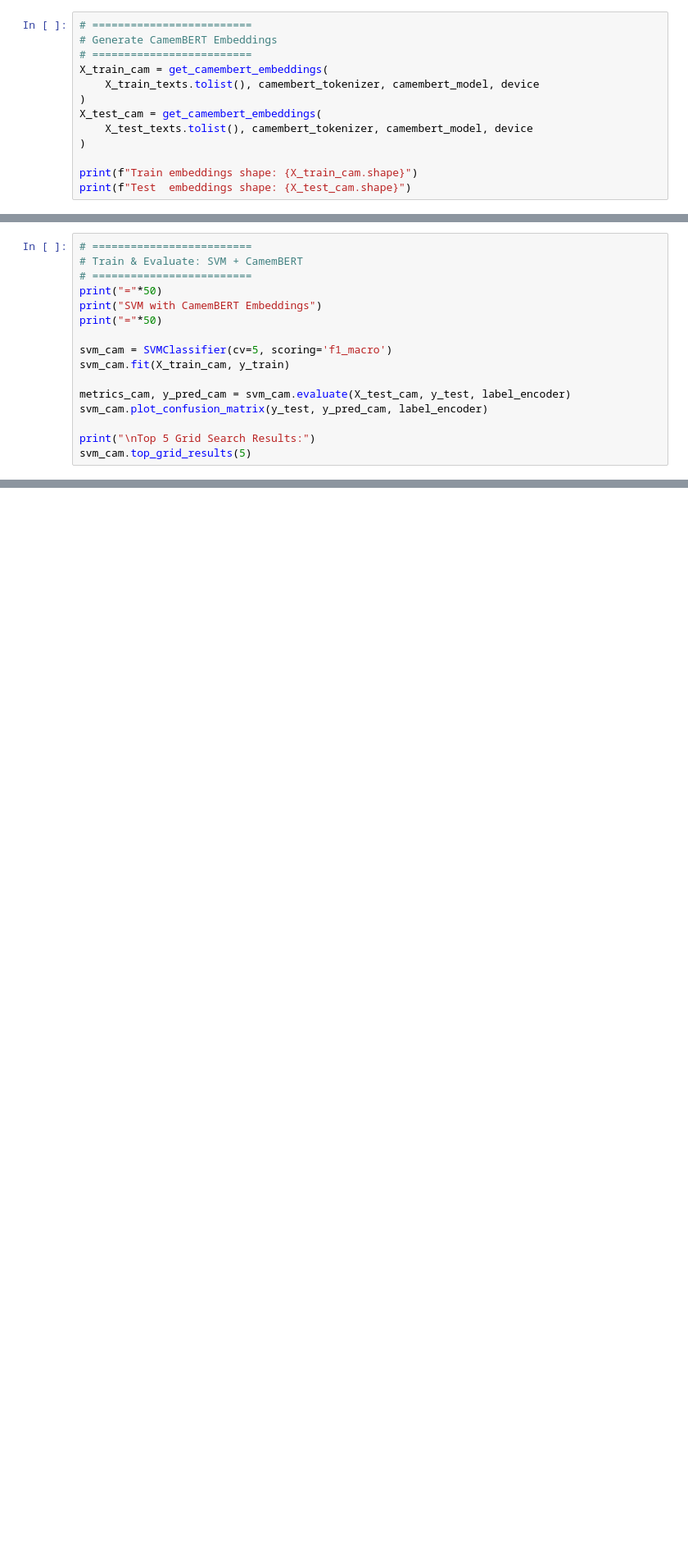
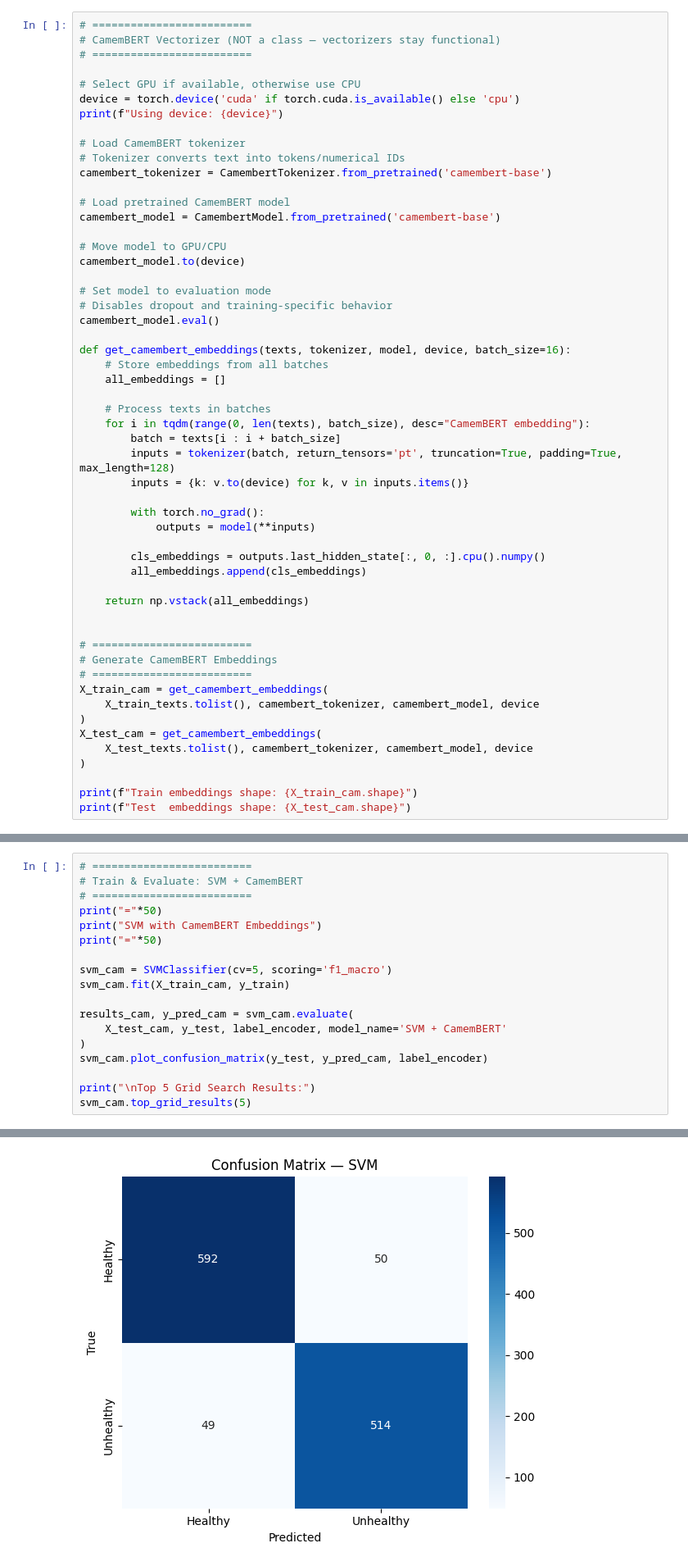
Before and after one commit to juliettedaher/Mental_health_detection_system, a Jupyter notebook: Code/MODELS/SVM.ipynb, the cells around one changed output, grey strips where cells are left out. Shown at 82% size. Saved outputs shown, nothing was run; the diff lists cells and outputs as text; blank space fills up the shorter version.

Commit message:
updated SVM model

```diff
--- a/Code/MODELS/SVM.ipynb
+++ b/Code/MODELS/SVM.ipynb
@@ -133,4 +227,45 @@ def get_camembert_embeddings(texts, tokenizer, model, device, batch_size=16):
 # %%
+# =========================
+# CamemBERT Vectorizer (NOT a class — vectorizers stay functional)
+# =========================
+
+# Select GPU if available, otherwise use CPU
+device = torch.device('cuda' if torch.cuda.is_available() else 'cpu')
+print(f"Using device: {device}")
+
+# Load CamemBERT tokenizer
+# Tokenizer converts text into tokens/numerical IDs
+camembert_tokenizer = CamembertTokenizer.from_pretrained('camembert-base')
+
+# Load pretrained CamemBERT model
+camembert_model = CamembertModel.from_pretrained('camembert-base')
+
+# Move model to GPU/CPU
+camembert_model.to(device)
+
+# Set model to evaluation mode
+# Disables dropout and training-specific behavior
+camembert_model.eval()
+
+def get_camembert_embeddings(texts, tokenizer, model, device, batch_size=16):
+    # Store embeddings from all batches
+    all_embeddings = []
+
+    # Process texts in batches
+    for i in tqdm(range(0, len(texts), batch_size), desc="CamemBERT embedding"):
+        batch = texts[i : i + batch_size]
+        inputs = tokenizer(batch, return_tensors='pt', truncation=True, padding=True, max_length=128)
+        inputs = {k: v.to(device) for k, v in inputs.items()}
+
+        with torch.no_grad():
+            outputs = model(**inputs)
+
+        cls_embeddings = outputs.last_hidden_state[:, 0, :].cpu().numpy()
+        all_embeddings.append(cls_embeddings)
+
+    return np.vstack(all_embeddings)
+
+
 # =========================
 # Generate CamemBERT Embeddings
 # =========================
@@ -323,8 +504,11 @@ print("="*50)
 svm_cam = SVMClassifier(cv=5, scoring='f1_macro')
 svm_cam.fit(X_train_cam, y_train)
 
-metrics_cam, y_pred_cam = svm_cam.evaluate(X_test_cam, y_test, label_encoder)
+results_cam, y_pred_cam = svm_cam.evaluate(
+    X_test_cam, y_test, label_encoder, model_name='SVM + CamemBERT'
+)
 svm_cam.plot_confusion_matrix(y_test, y_pred_cam, label_encoder)
 
 print("\nTop 5 Grid Search Results:")
 svm_cam.top_grid_results(5)
+# %% [output]
@@ -330,0 +527 @@ svm_cam.top_grid_results(5)
+[figure, added]
```
Also changed, not shown: parts of 19 cells of this notebook, 3 other files.
